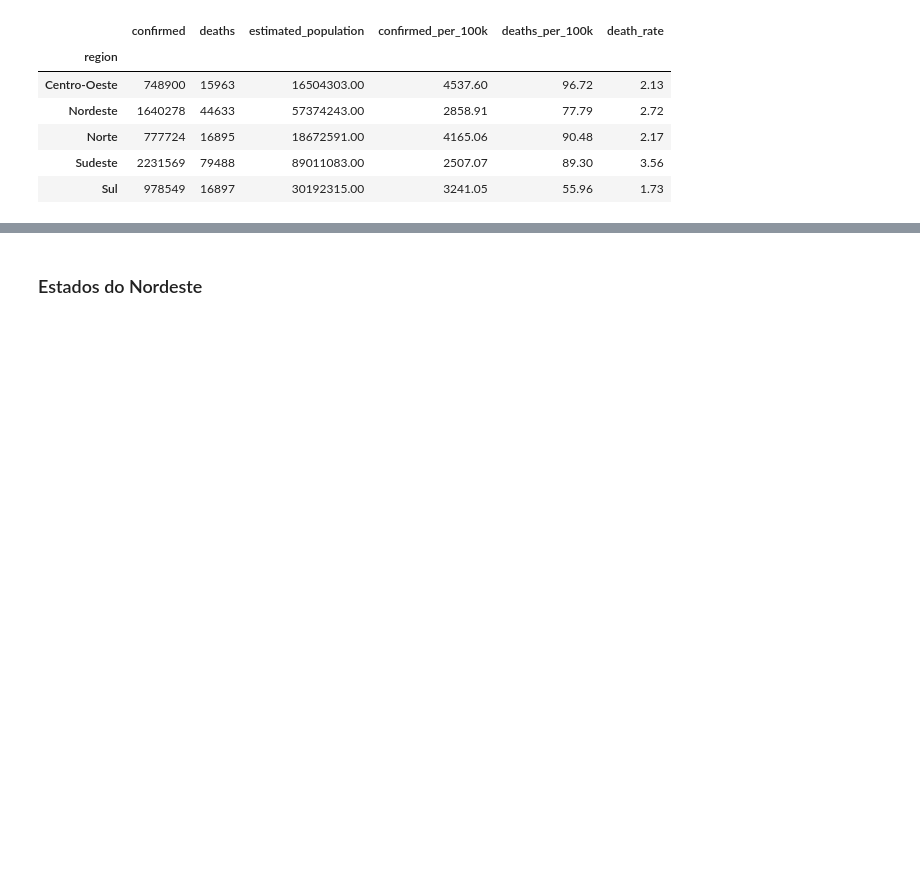
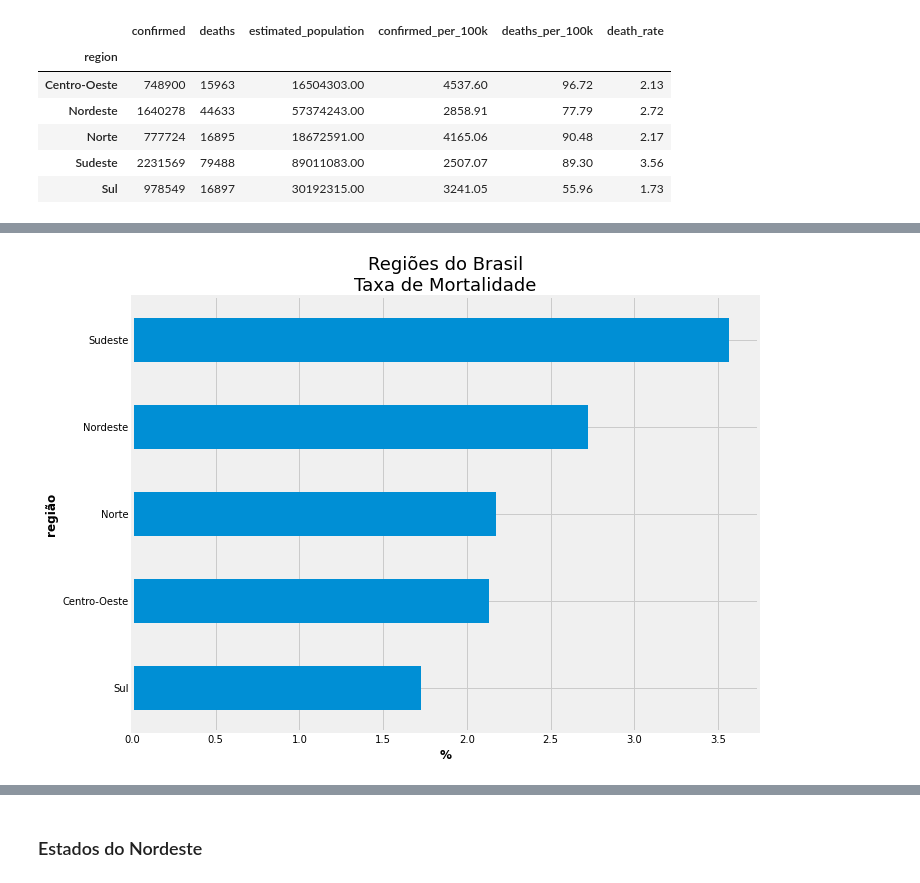
Before and after one commit to KPxto/bootcamp-alura, a Jupyter notebook: semana_01/Projeto_Módulo_01.ipynb, the cells around one changed output, grey strips where cells are left out. Drawn from its saved outputs; the diff is of its cells as text; code cells hidden in the pictures; blank space fills up the shorter version.

```diff
--- a/semana_01/Projeto_Módulo_01.ipynb
+++ b/semana_01/Projeto_Módulo_01.ipynb
@@ -932,0 +940,8 @@ ax[1].set_title('Óbitos cada 100 mil habitantes');
+# %%
+plt.figure(figsize=(10,8))
+regioes.sort_values('death_rate')['death_rate'].plot(kind='barh')
+plt.title('Regiões do Brasil\nTaxa de Mortalidade', fontsize=18)
+plt.ylabel('região', fontweight='bold')
+plt.xlabel('%', fontweight='bold');
+# %% [output]
+[figure, added]
```
Also changed, not shown: parts of 13 cells of this notebook.
